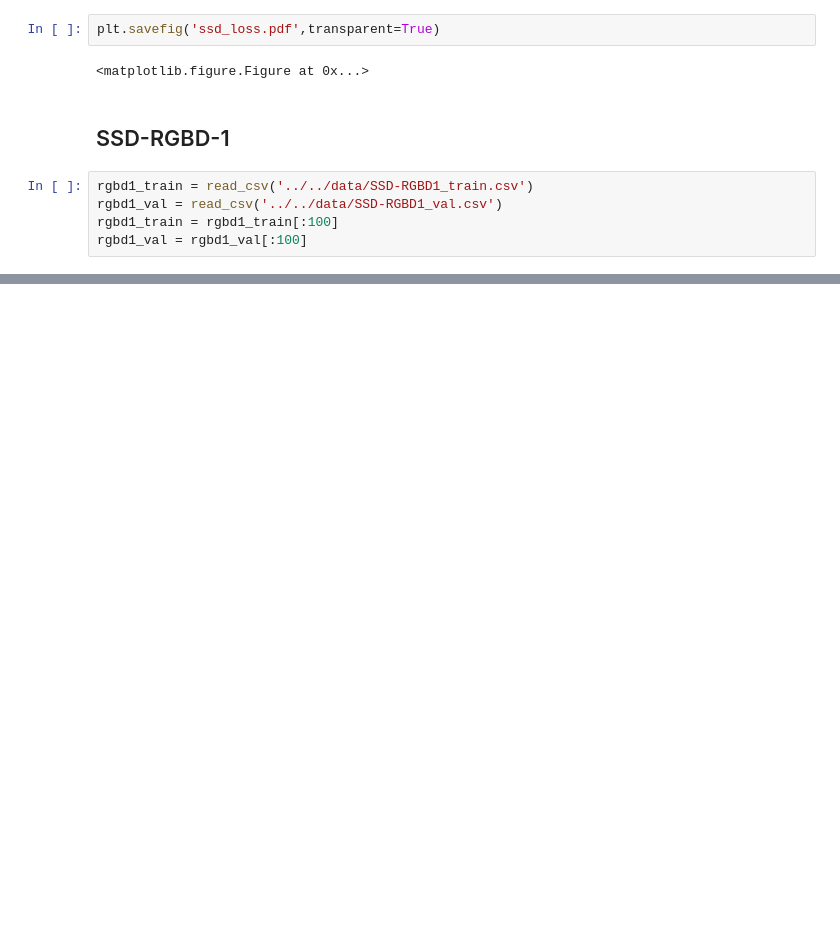
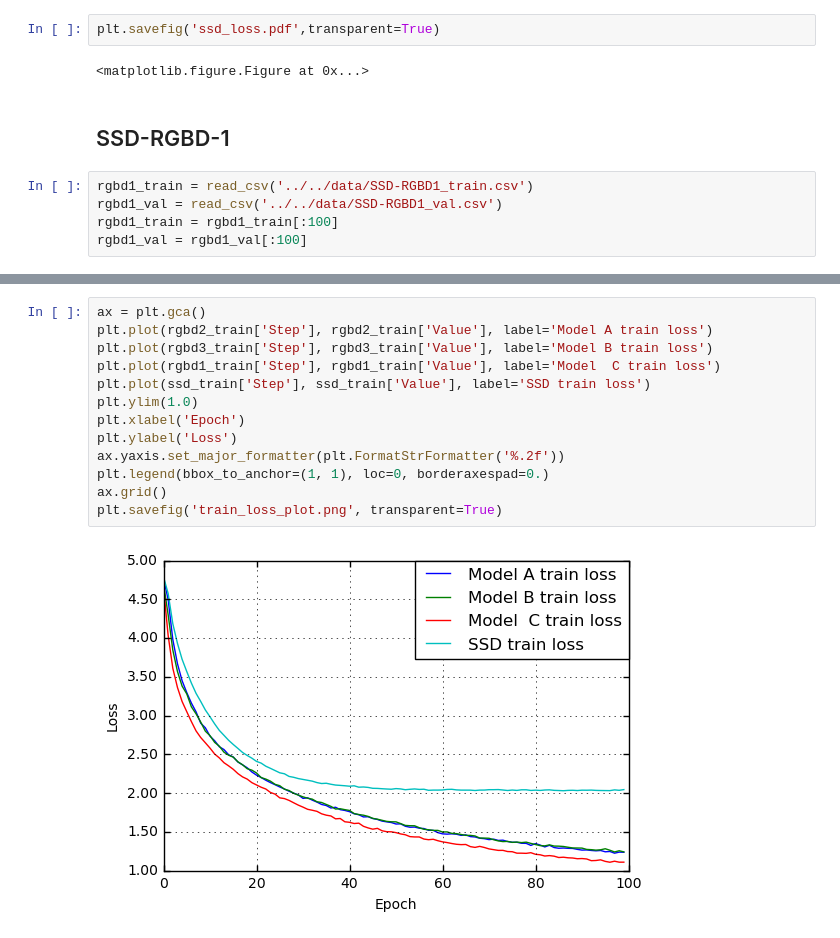
Before and after one commit to junjungoal/rgbd-ssd, a Jupyter notebook: src/tools/loss_plot.ipynb, the cells around one changed output, grey strips where cells are left out. Saved outputs shown, nothing was run; the diff lists cells and outputs as text; blank space fills up the shorter version.

```diff
--- a/src/tools/loss_plot.ipynb
+++ b/src/tools/loss_plot.ipynb
@@ -62,0 +93,15 @@ plt.savefig('ssd_rgbdA.pdf', transparent=True)
+# %%
+ax = plt.gca()
+plt.plot(rgbd2_train['Step'], rgbd2_train['Value'], label='Model A train loss')
+plt.plot(rgbd3_train['Step'], rgbd3_train['Value'], label='Model B train loss')
+plt.plot(rgbd1_train['Step'], rgbd1_train['Value'], label='Model  C train loss')
+plt.plot(ssd_train['Step'], ssd_train['Value'], label='SSD train loss')
+plt.ylim(1.0)
+plt.xlabel('Epoch')
+plt.ylabel('Loss')
+ax.yaxis.set_major_formatter(plt.FormatStrFormatter('%.2f'))
+plt.legend(bbox_to_anchor=(1, 1), loc=0, borderaxespad=0.)
+ax.grid()
+plt.savefig('train_loss_plot.png', transparent=True)
+# %% [output]
+[figure, added]
```
Also changed, not shown: parts of 8 cells of this notebook, 16 other files.
